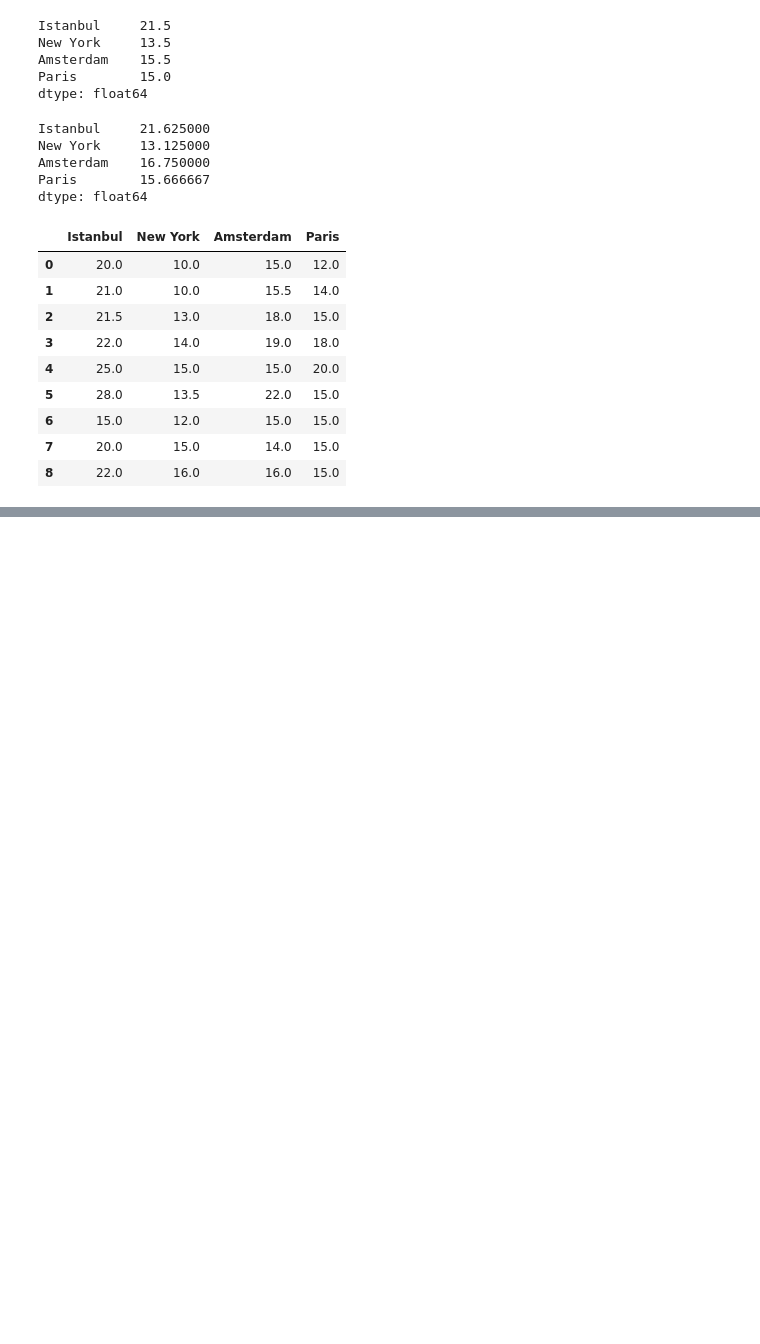
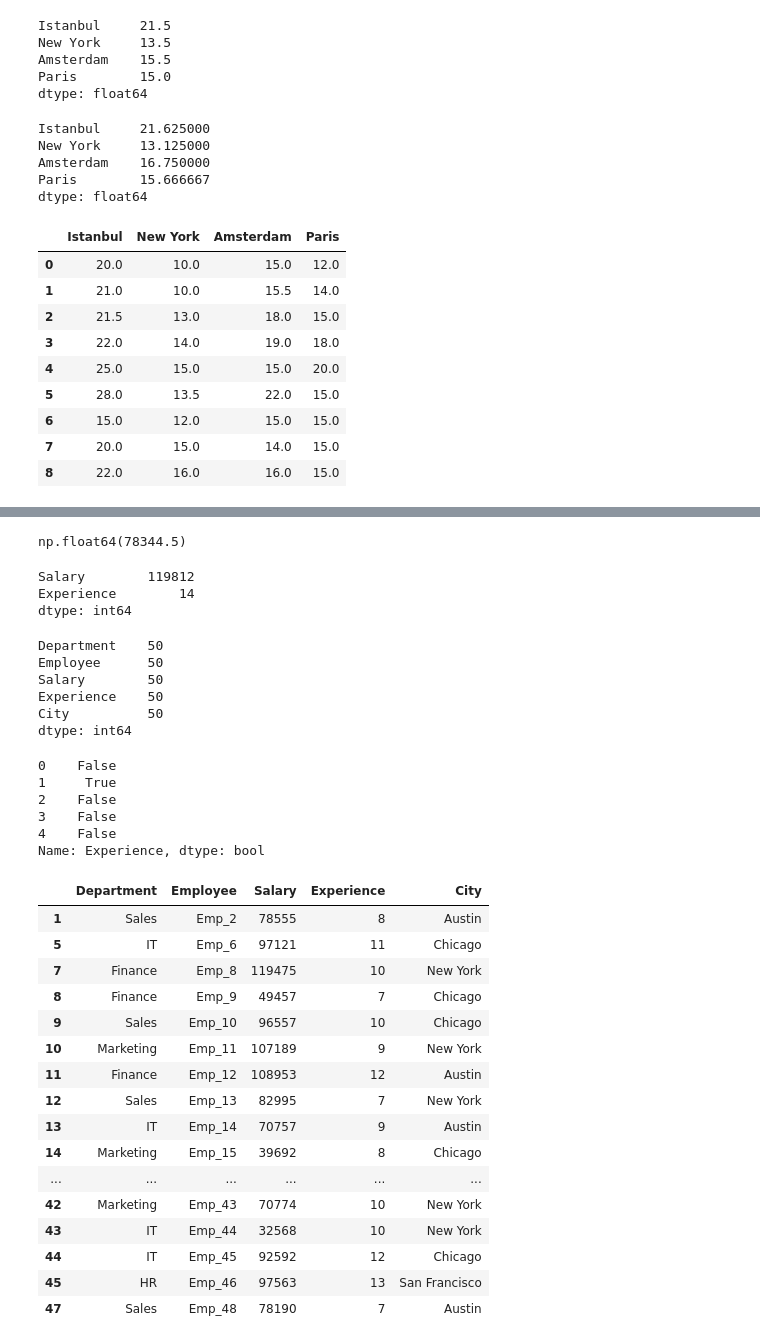
Before and after one commit to omerrkazakk/Data-Science, a Jupyter notebook: 6-DataFrameOperations.ipynb, the cells around one changed output, grey strips where cells are left out. Saved outputs shown, nothing was run; the diff lists cells and outputs as text; code cells hidden in the pictures; blank space fills up the shorter version.

```diff
--- a/6-DataFrameOperations.ipynb
+++ b/6-DataFrameOperations.ipynb
@@ -241,0 +278,48 @@ weather_null_df.fillna(weather_null_df.median())
+# %%
+gb_df["Salary"].mean()
+# %% [output]
+np.float64(78344.5)
+# %%
+gb_df[["Salary","Experience"]].max()
+# %% [output]
+Salary        119812
+Experience        14
+dtype: int64
+# %%
+gb_df.count()
+# %% [output]
+Department    50
+Employee      50
+Salary        50
+Experience    50
+City          50
+dtype: int64
+# %%
+gb_df["Experience"].head()>6
+# %% [output]
+0    False
+1     True
+2    False
+3    False
+4    False
+Name: Experience, dtype: bool
+# %%
+gb_df[gb_df["Experience"]>6]
+# %% [output]
+|  | Department | Employee | Salary | Experience | City |
+| 1 | Sales | Emp_2 | 78555 | 8 | Austin |
+| 5 | IT | Emp_6 | 97121 | 11 | Chicago |
+| 7 | Finance | Emp_8 | 119475 | 10 | New York |
+| 8 | Finance | Emp_9 | 49457 | 7 | Chicago |
+| 9 | Sales | Emp_10 | 96557 | 10 | Chicago |
+| 10 | Marketing | Emp_11 | 107189 | 9 | New York |
+| 11 | Finance | Emp_12 | 108953 | 12 | Austin |
+| 12 | Sales | Emp_13 | 82995 | 7 | New York |
+| 13 | IT | Emp_14 | 70757 | 9 | Austin |
+| 14 | Marketing | Emp_15 | 39692 | 8 | Chicago |
+| ... | ... | ... | ... | ... | ... |
+| 42 | Marketing | Emp_43 | 70774 | 10 | New York |
+| 43 | IT | Emp_44 | 32568 | 10 | New York |
+| 44 | IT | Emp_45 | 92592 | 12 | Chicago |
+| 45 | HR | Emp_46 | 97563 | 13 | San Francisco |
+| 47 | Sales | Emp_48 | 78190 | 7 | Austin |
```
Also changed, not shown: parts of 15 cells of this notebook.
